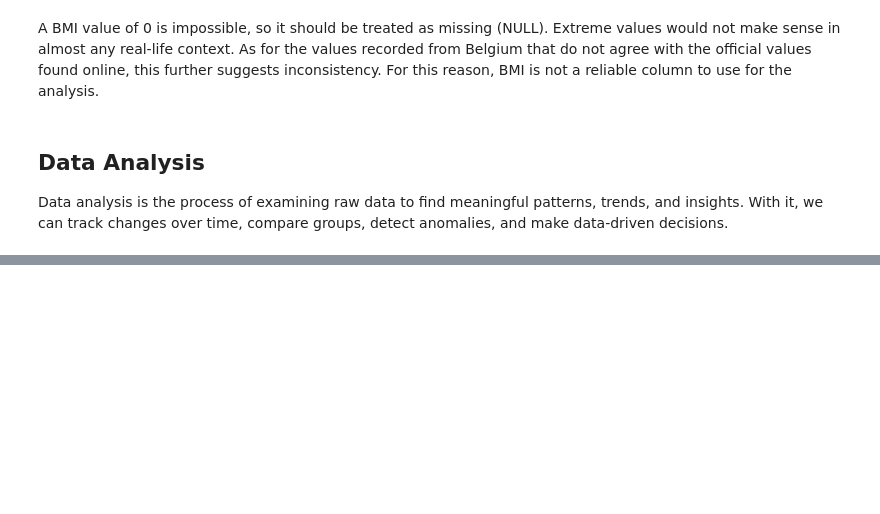
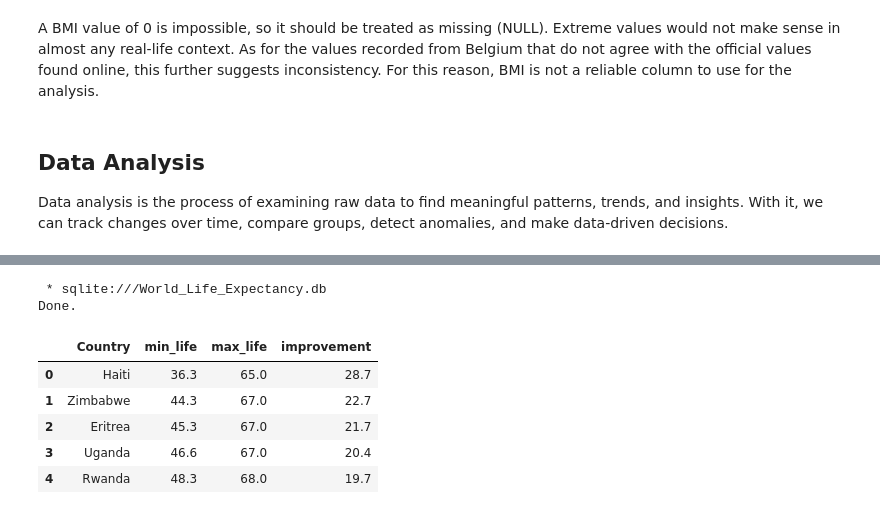
Before and after one commit to gianlucasposito/World-Life-Expectancy-Data-SQL, a Jupyter notebook: World_Life_Expectancy_SQL.ipynb, the cells around one changed output, grey strips where cells are left out. Cells and saved outputs as stored; diff of their text form; code cells hidden in the pictures; blank space fills up the shorter version.

```diff
--- a/World_Life_Expectancy_SQL.ipynb
+++ b/World_Life_Expectancy_SQL.ipynb
@@ -494,0 +573,24 @@ Data analysis is the process of examining raw data to find meaningful patterns,
+# %%
+%%sql
+
+-- Countries with highest improvement in life expectancy over time
+
+SELECT
+    Country,
+    MIN(Life_expectancy) AS min_life,
+    MAX(Life_expectancy) AS max_life,
+    ROUND(MAX(Life_expectancy) - MIN(Life_expectancy), 2) AS improvement
+FROM World_Life_Expectancy
+WHERE Life_expectancy IS NOT NULL
+GROUP BY Country
+ORDER BY improvement DESC
+LIMIT 5
+# %% [output]
+ * sqlite:///World_Life_Expectancy.db
+Done.
+|  | Country | min_life | max_life | improvement |
+| 0 | Haiti | 36.3 | 65.0 | 28.7 |
+| 1 | Zimbabwe | 44.3 | 67.0 | 22.7 |
+| 2 | Eritrea | 45.3 | 67.0 | 21.7 |
+| 3 | Uganda | 46.6 | 67.0 | 20.4 |
+| 4 | Rwanda | 48.3 | 68.0 | 19.7 |
```
Also changed, not shown: parts of 17 cells of this notebook.
